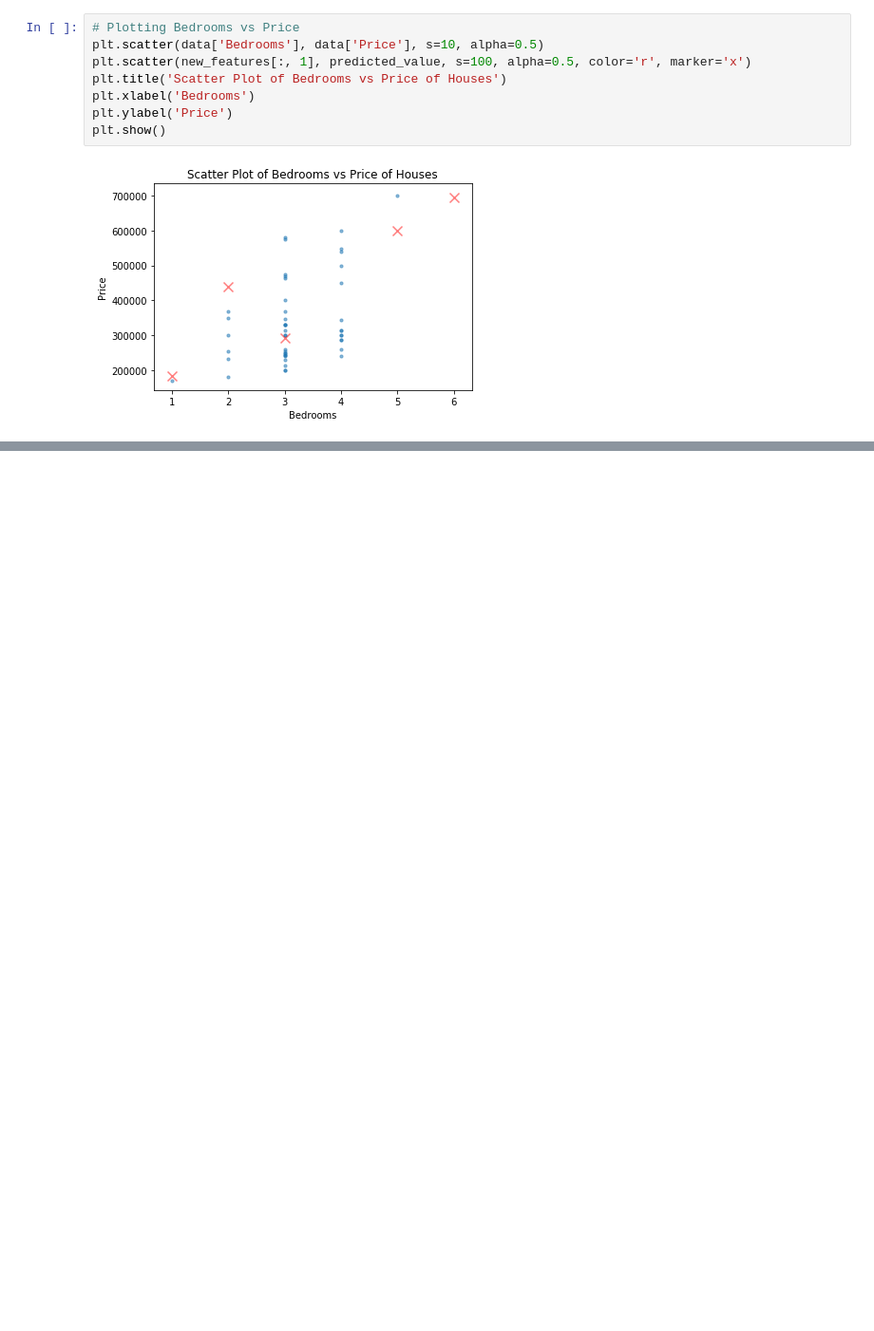
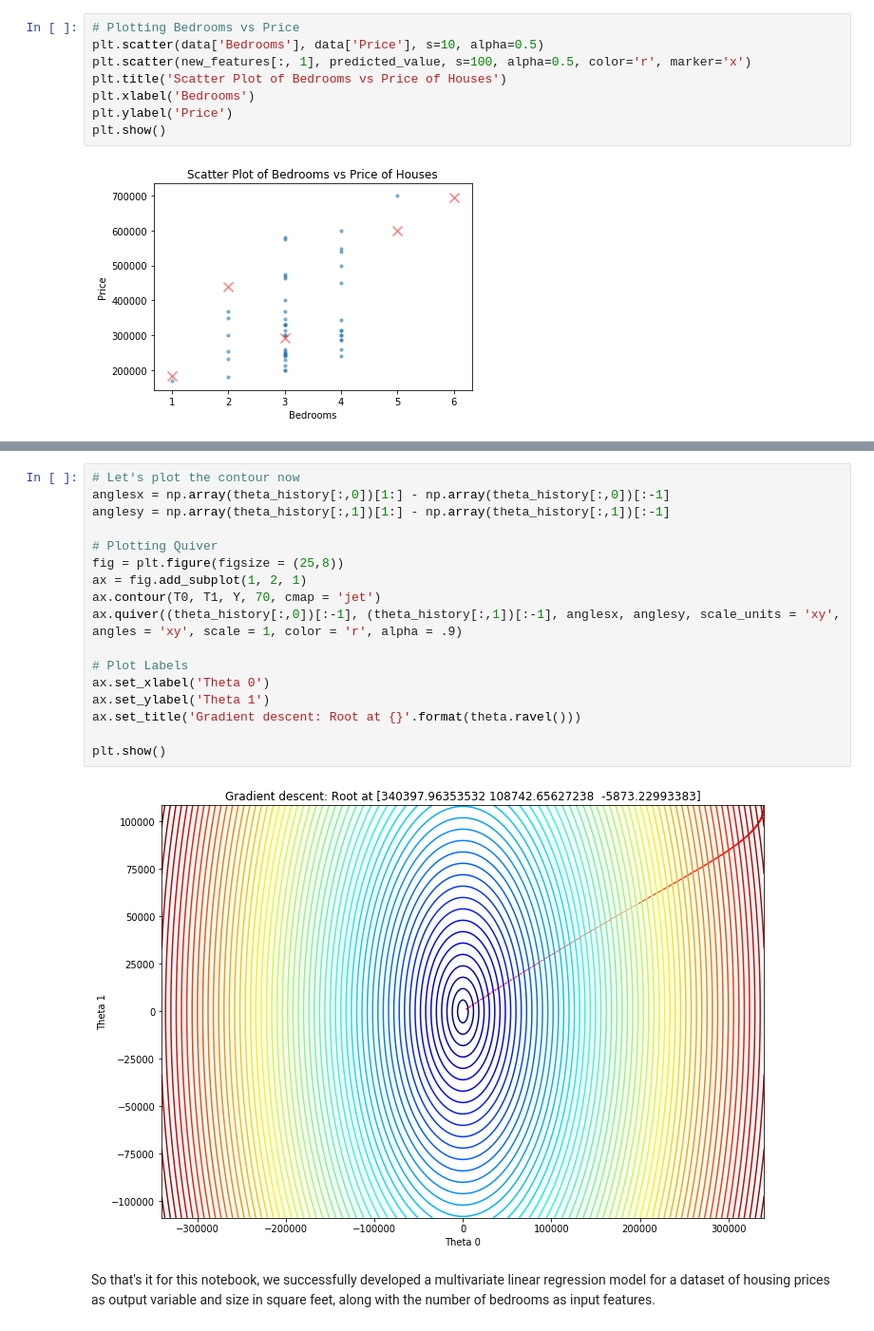
Before and after one commit to bacon-delight/Multivariate-Linear-Regression, a Jupyter notebook: Multivariate Linear Regression.ipynb, the cells around one changed output, grey strips where cells are left out. Shown at 95% size. Drawn from its saved outputs; the diff is of its cells as text; blank space fills up the shorter version.

Commit message:
Finished Notebook

```diff
--- a/Multivariate Linear Regression.ipynb
+++ b/Multivariate Linear Regression.ipynb
@@ -296,0 +333,21 @@ plt.show()
+# %%
+# Let's plot the contour now
+anglesx = np.array(theta_history[:,0])[1:] - np.array(theta_history[:,0])[:-1]
+anglesy = np.array(theta_history[:,1])[1:] - np.array(theta_history[:,1])[:-1]
+
+# Plotting Quiver
+fig = plt.figure(figsize = (25,8))
+ax = fig.add_subplot(1, 2, 1)
+ax.contour(T0, T1, Y, 70, cmap = 'jet')
+ax.quiver((theta_history[:,0])[:-1], (theta_history[:,1])[:-1], anglesx, anglesy, scale_units = 'xy', angles = 'xy', scale = 1, color = 'r', alpha = .9)
+
+# Plot Labels
+ax.set_xlabel('Theta 0')
+ax.set_ylabel('Theta 1')
+ax.set_title('Gradient descent: Root at {}'.format(theta.ravel()))
+
+plt.show()
+# %% [output]
+[figure, added]
+# %% [markdown]
+So that's it for this notebook, we successfully developed a multivariate linear regression model for a dataset of housing prices as output variable and size in square feet, along with the number of bedrooms as input features.
```
Also changed, not shown: parts of 7 cells of this notebook.
